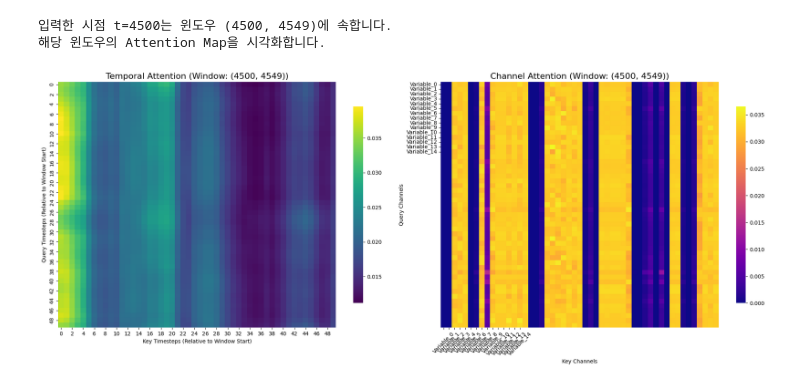
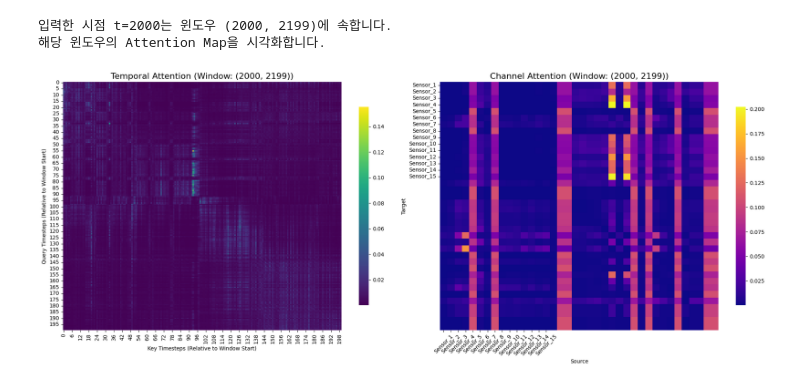
Before and after one commit to Jaeyoungkoh/Anomaly-Detection, a Jupyter notebook: plotting_attention_map.ipynb, the cells around one changed output. Saved outputs shown, nothing was run; the diff lists cells and outputs as text; code cells hidden in the pictures.

```diff
--- a/plotting_attention_map.ipynb
+++ b/plotting_attention_map.ipynb
@@ -60,8 +60,8 @@ def visualize_attention_for_timestamp(target_t, temporal_att_file, channel_att_f
     sns.heatmap(chan_map, cmap='plasma', ax=axes[1],
                 xticklabels=channel_names, yticklabels=channel_names, cbar_kws={'shrink': 0.8})
     axes[1].set_title(f'Channel Attention (Window: {found_key})', fontsize=16)
-    axes[1].set_xlabel('Key Channels')
-    axes[1].set_ylabel('Query Channels')
+    axes[1].set_xlabel('Source')
+    axes[1].set_ylabel('Target')
     axes[1].tick_params(axis='x', rotation=45)
     axes[1].tick_params(axis='y', rotation=0)
 
@@ -69,24 +69,24 @@ def visualize_attention_for_timestamp(target_t, temporal_att_file, channel_att_f
     plt.show()
 # %%
 # 1. 확인하고 싶은 시점을 입력하세요.
-target_timestamp = 4500
-output_folder = r'output\SWaT\Proposed\06112025_165923'
+target_timestamp = 2000
+output_folder = r'output\SMD\Proposed_v2\07012026_125235'
 temporal_attention_filepath = os.path.join(output_folder, 'temporal_att_storage.npy')
 channel_attention_filepath = os.path.join(output_folder, 'channel_att_storage.npy')
 
 # 3. (선택사항) 데이터의 채널(변수) 이름을 리스트로 제공하면 그래프에 표시됩니다.
 #    예시: my_channel_names = ['Sensor_A', 'Sensor_B', 'Voltage', ...]
 #    채널 수에 맞게 리스트를 생성해주세요.
 num_channels = 15  # 예시: 총 15개의 채널
-my_channel_names = [f'Variable_{i}' for i in range(num_channels)]
+my_channel_names = [f'Sensor_{i+1}' for i in range(num_channels)]
 
 visualize_attention_for_timestamp(
     target_t=target_timestamp,
     temporal_att_file=temporal_attention_filepath,
     channel_att_file=channel_attention_filepath,
     channel_names=my_channel_names
 )
 # %% [output]
-입력한 시점 t=4500는 윈도우 (4500, 4549)에 속합니다.
+입력한 시점 t=2000는 윈도우 (2000, 2199)에 속합니다.
 해당 윈도우의 Attention Map을 시각화합니다.
-[figure, old version]
+[figure, new version]
```
Also changed, not shown: 27 other files.
